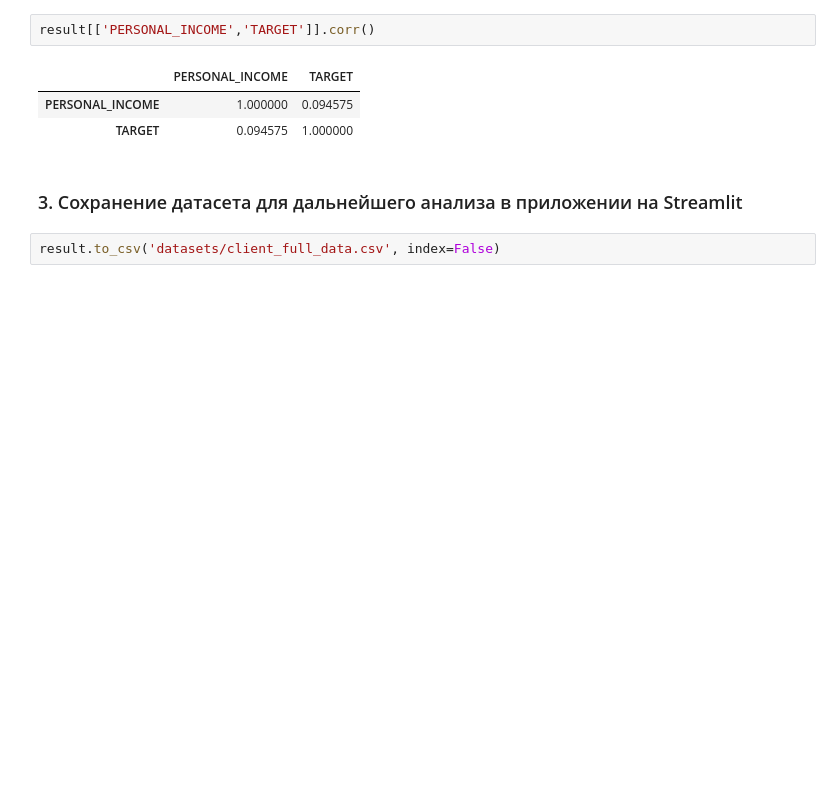
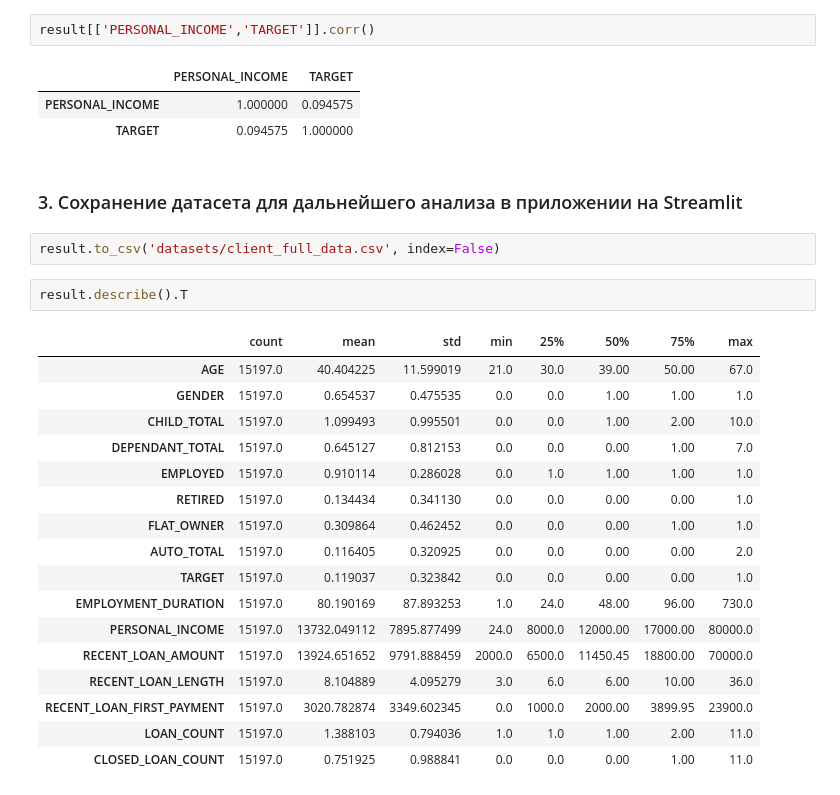
Before and after one commit to SeVlVershinin/py-applied-streamlit, a Jupyter notebook: ds.ipynb, the cells around one changed output. Cells and saved outputs as stored; diff of their text form; blank space fills up the shorter version.

```diff
--- a/ds.ipynb
+++ b/ds.ipynb
@@ -496,3 +500,23 @@ result[['PERSONAL_INCOME','TARGET']].corr()
 ### 3. Сохранение датасета для дальнейшего анализа в приложении на Streamlit
 # %%
 result.to_csv('datasets/client_full_data.csv', index=False)
+# %%
+result.describe().T
+# %% [output]
+|  | count | mean | std | min | 25% | 50% | 75% | max |
+| AGE | 15197.0 | 40.404225 | 11.599019 | 21.0 | 30.0 | 39.00 | 50.00 | 67.0 |
+| GENDER | 15197.0 | 0.654537 | 0.475535 | 0.0 | 0.0 | 1.00 | 1.00 | 1.0 |
+| CHILD_TOTAL | 15197.0 | 1.099493 | 0.995501 | 0.0 | 0.0 | 1.00 | 2.00 | 10.0 |
+| DEPENDANT_TOTAL | 15197.0 | 0.645127 | 0.812153 | 0.0 | 0.0 | 0.00 | 1.00 | 7.0 |
+| EMPLOYED | 15197.0 | 0.910114 | 0.286028 | 0.0 | 1.0 | 1.00 | 1.00 | 1.0 |
+| RETIRED | 15197.0 | 0.134434 | 0.341130 | 0.0 | 0.0 | 0.00 | 0.00 | 1.0 |
+| FLAT_OWNER | 15197.0 | 0.309864 | 0.462452 | 0.0 | 0.0 | 0.00 | 1.00 | 1.0 |
+| AUTO_TOTAL | 15197.0 | 0.116405 | 0.320925 | 0.0 | 0.0 | 0.00 | 0.00 | 2.0 |
+| TARGET | 15197.0 | 0.119037 | 0.323842 | 0.0 | 0.0 | 0.00 | 0.00 | 1.0 |
+| EMPLOYMENT_DURATION | 15197.0 | 80.190169 | 87.893253 | 1.0 | 24.0 | 48.00 | 96.00 | 730.0 |
+| PERSONAL_INCOME | 15197.0 | 13732.049112 | 7895.877499 | 24.0 | 8000.0 | 12000.00 | 17000.00 | 80000.0 |
+| RECENT_LOAN_AMOUNT | 15197.0 | 13924.651652 | 9791.888459 | 2000.0 | 6500.0 | 11450.45 | 18800.00 | 70000.0 |
+| RECENT_LOAN_LENGTH | 15197.0 | 8.104889 | 4.095279 | 3.0 | 6.0 | 6.00 | 10.00 | 36.0 |
+| RECENT_LOAN_FIRST_PAYMENT | 15197.0 | 3020.782874 | 3349.602345 | 0.0 | 1000.0 | 2000.00 | 3899.95 | 23900.0 |
+| LOAN_COUNT | 15197.0 | 1.388103 | 0.794036 | 1.0 | 1.0 | 1.00 | 2.00 | 11.0 |
+| CLOSED_LOAN_COUNT | 15197.0 | 0.751925 | 0.988841 | 0.0 | 0.0 | 0.00 | 1.00 | 11.0 |
```
Also changed, not shown: parts of 2 cells of this notebook, 3 other files.
